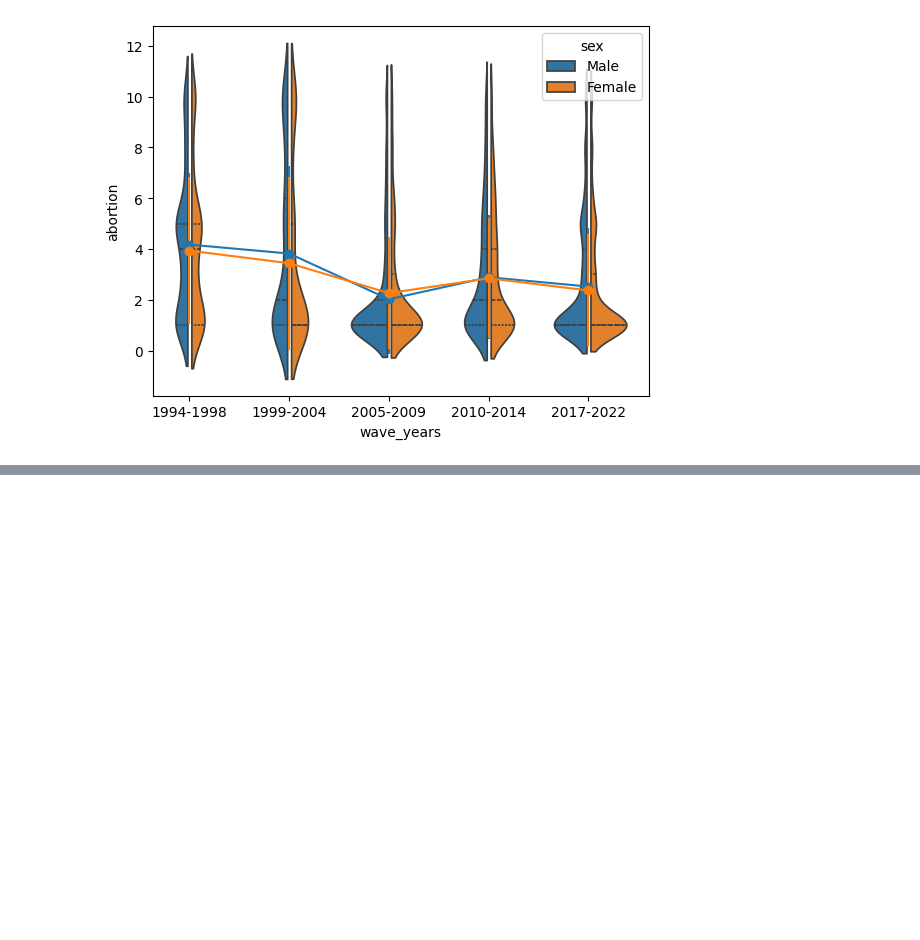
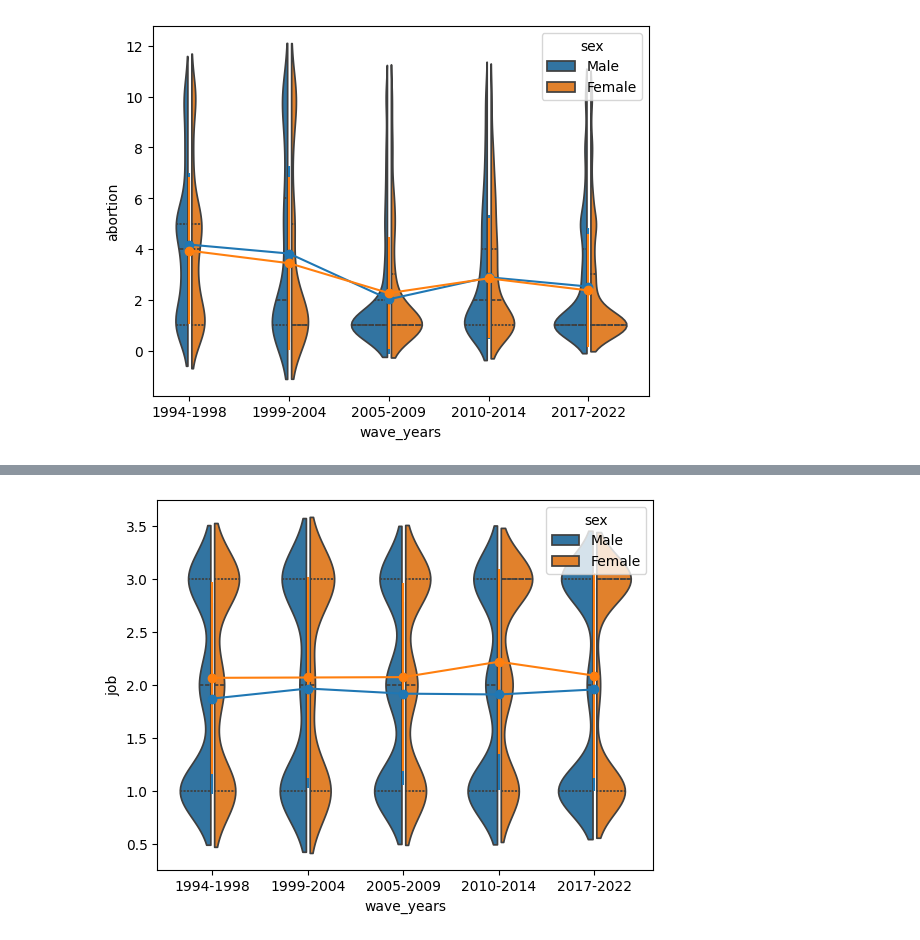
Before and after one commit to BeTheMaster/WorldGenderValues, a Jupyter notebook: src/02_visualize_distribution_sex.ipynb, the cells around one changed output, grey strips where cells are left out. Cells and saved outputs as stored; diff of their text form; code cells hidden in the pictures; blank space fills up the shorter version.

```diff
--- a/src/02_visualize_distribution_sex.ipynb
+++ b/src/02_visualize_distribution_sex.ipynb
@@ -78,0 +85,6 @@ plot_violine(country, question, False)
+# %%
+country='China'
+question='job'
+plot_violine(country, question, True)
+# %% [output]
+[figure, added]
```
Also changed, not shown: parts of 4 cells of this notebook, 6 other files.
